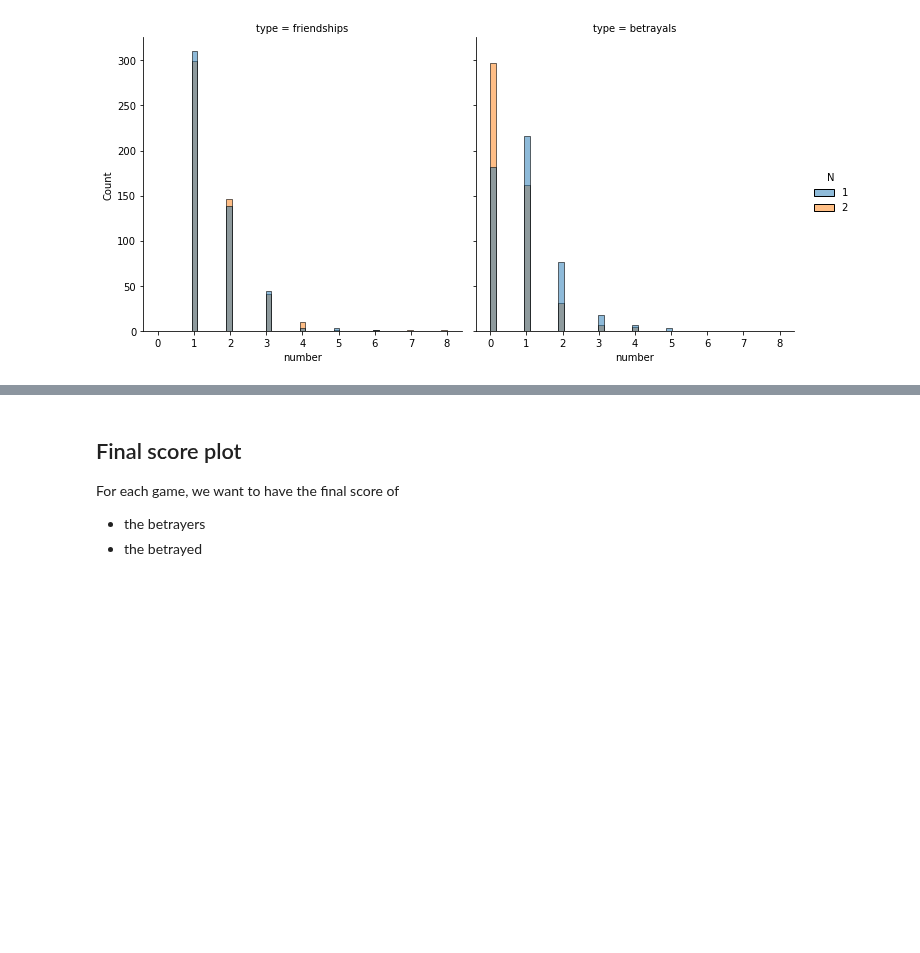
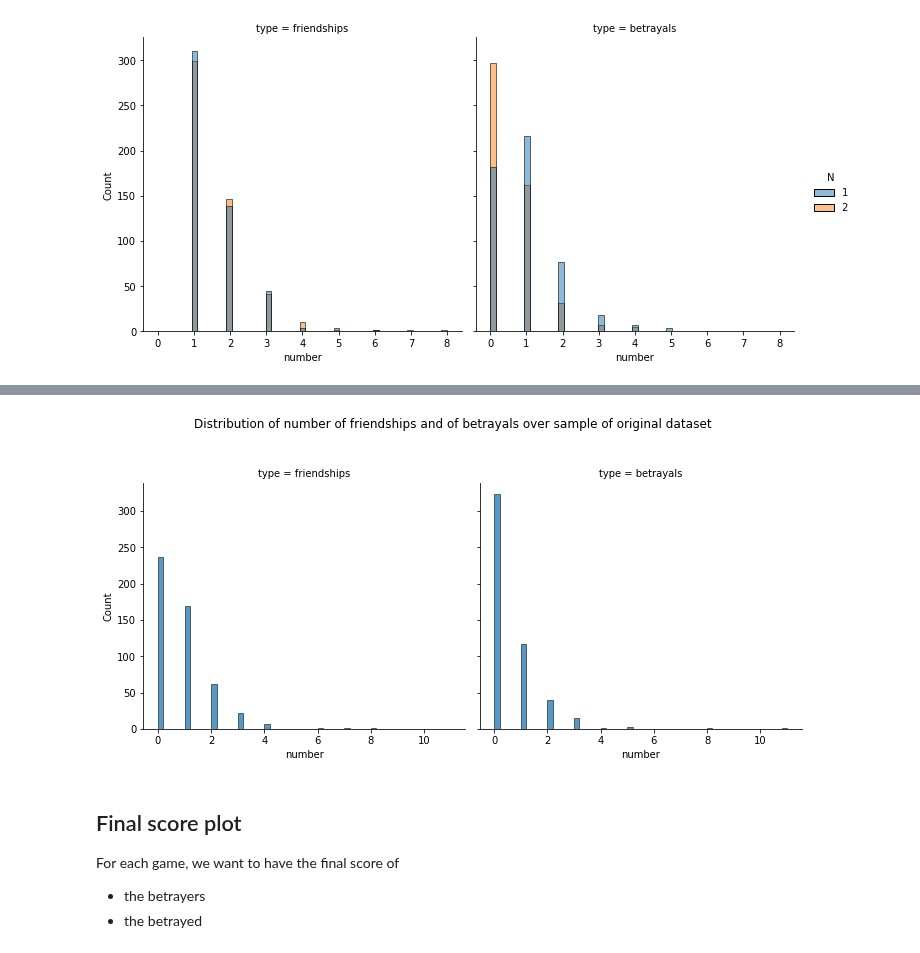
Before and after one commit to epfl-ada/ada-2020-project-milestone-p3-p3_chic, a Jupyter notebook: p4.ipynb, the cells around one changed output, grey strips where cells are left out. Cells and saved outputs as stored; diff of their text form; code cells hidden in the pictures; blank space fills up the shorter version.

Commit message:
adding last plot

```diff
--- a/p4.ipynb
+++ b/p4.ipynb
@@ -1367,0 +1332,11 @@ sns.displot(data = frame, x = "number", hue = "N", kind = "hist", col = "type")
+# %%
+# 1. get the data
+all_friendships_unfiltered = np.load("data/subset_T500_N1_unfiltered/friendships.npy", allow_pickle=True)
+# %%
+N = 500
+frame = pd.DataFrame(data = np.zeros(shape = (2*N, 2)), columns = ["type", "number",])
+for i in range(N):
+    n_friendships, n_betrayals = get_number_betrayals_friendships(all_friendships_unfiltered[i])
+    frame.loc[2*i, :] = ["friendships", n_friendships]
+    frame.loc[2*i+1, :] = ["betrayals", n_betrayals]
+frame
@@ -1368,3 +1357,11 @@ sns.displot(data = frame, x = "number", hue = "N", kind = "hist", col = "type")
+# %%
+# make required the plot
+import seaborn as sns
+g = sns.displot(data = frame, x = "number", kind = "hist", col = "type") ;
+g.fig.subplots_adjust(top=0.8)
+g.fig.suptitle("Distribution of number of friendships and of betrayals over sample of original dataset") ;
+# %% [output]
+[figure, added]
 # %% [markdown]
 ## Final score plot
 
```
Also changed, not shown: parts of 11 cells of this notebook.
